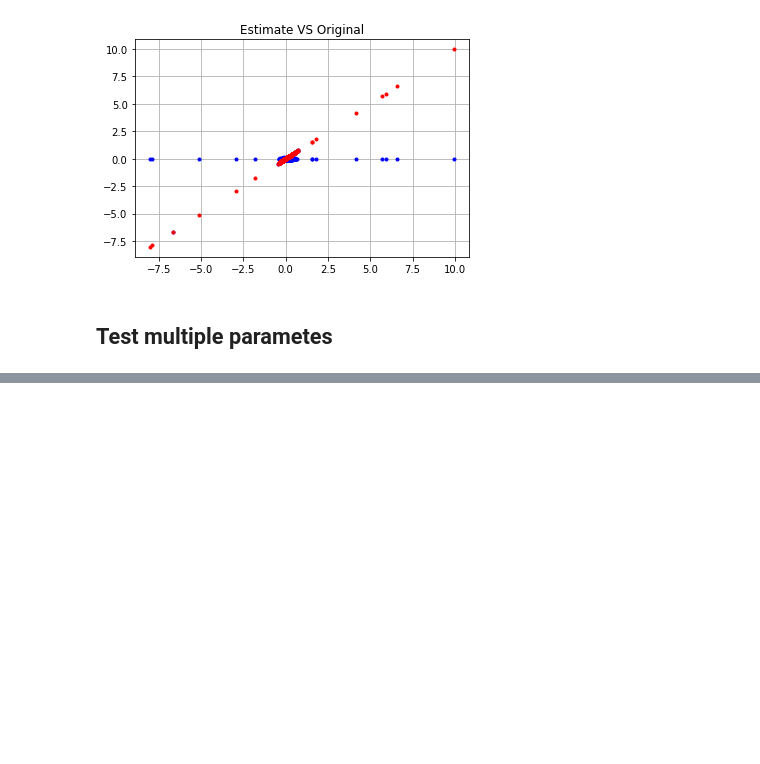
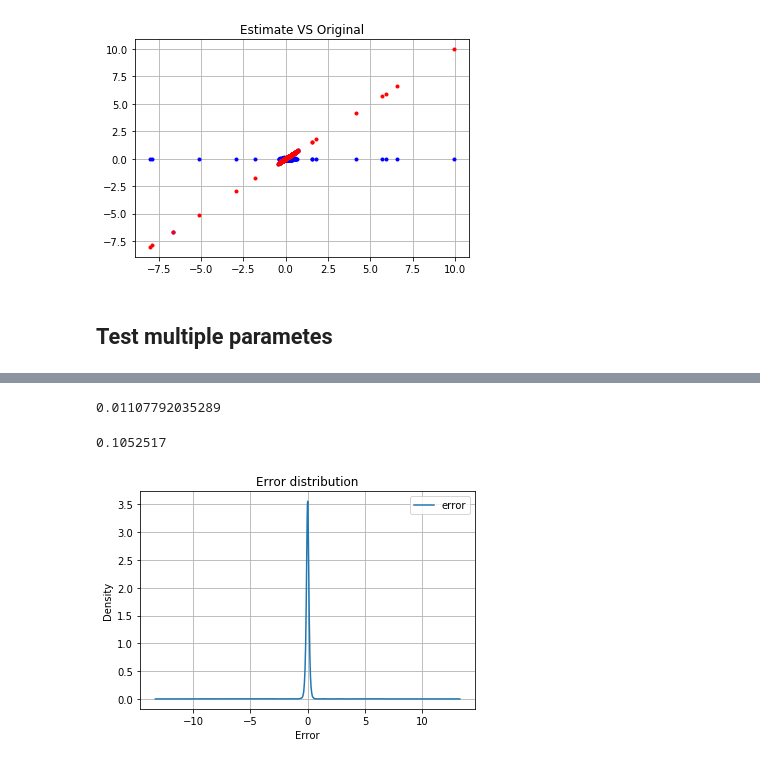
Before and after one commit to E7SATAI/wageForcasterMx, a Jupyter notebook: eda/naive-bayes.ipynb, the cells around one changed output, grey strips where cells are left out. Drawn from its saved outputs; the diff is of its cells as text; code cells hidden in the pictures; blank space fills up the shorter version.

```diff
--- a/eda/naive-bayes.ipynb
+++ b/eda/naive-bayes.ipynb
@@ -247,0 +255,2 @@ for dic in naive_bayes_dic_array:
+# %%
+naive_bayes = GaussianNB(var_smoothing=df_param_rsme['rsme'])
@@ -247,0 +268,4 @@ for dic in naive_bayes_dic_array:
+# %%
+estimates = pd.to_numeric(naive_bayes.predict(train_x))
+# %%
+test_estimates =  pd.to_numeric(naive_bayes.predict(test_x))
@@ -247,0 +298,19 @@ for dic in naive_bayes_dic_array:
+# %%
+error = np.asmatrix(test_estimates - estimates)
+sme = (error.T * error / len(error)).tolist()[0][0]
+sme
+# %% [output]
+0.01107792035289
+# %%
+np.sqrt(sme)
+# %% [output]
+0.1052517
+# %%
+df_errors = pd.DataFrame({'error': [e for ls in error.tolist() for e in ls]})
+df_errors.plot.kde()
+plt.title("Error distribution")
+plt.xlabel("Error")
+plt.grid()
+plt.show()
+# %% [output]
+[figure, added]
```
Also changed, not shown: parts of 38 cells of this notebook.
